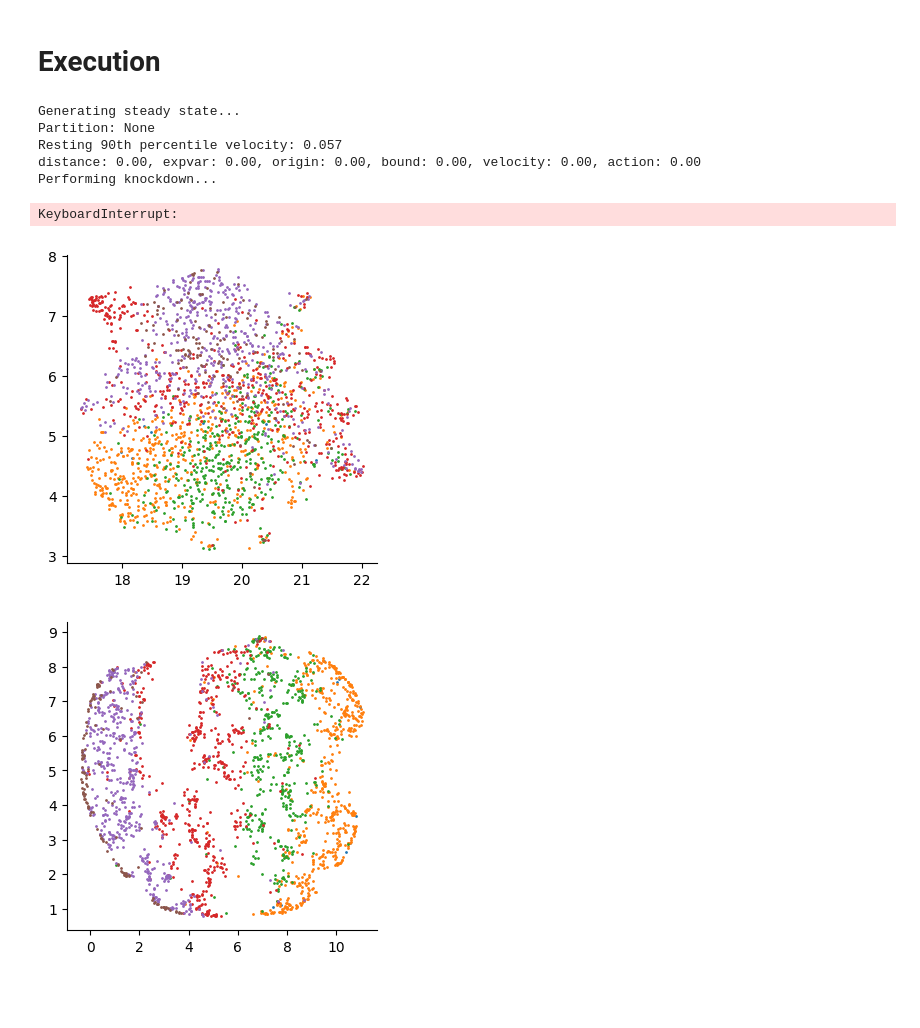
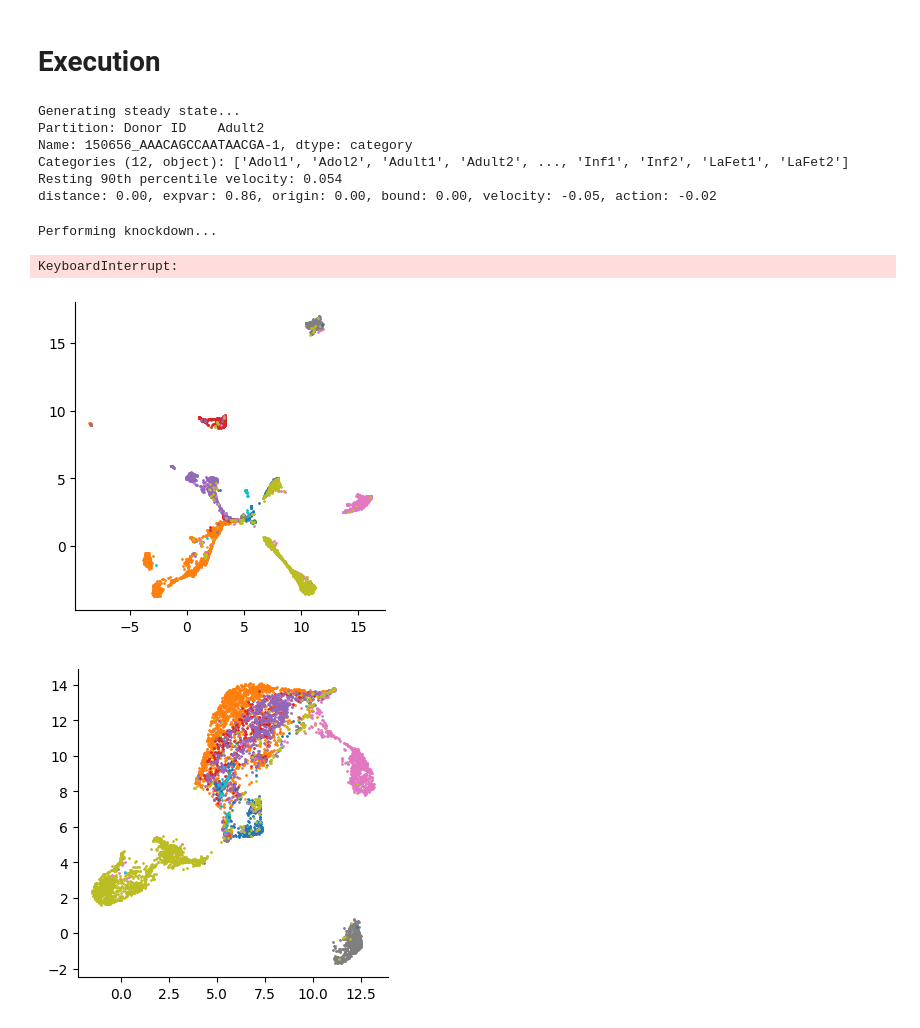
Before and after one commit to Oafish1/CellTRIP, a Jupyter notebook: scripts/analysis.ipynb, the cells around one changed output. Drawn from its saved outputs; the diff is of its cells as text; code cells hidden in the pictures; blank space fills up the shorter version.

```diff
--- a/scripts/analysis.ipynb
+++ b/scripts/analysis.ipynb
@@ -50,0 +51,16 @@ type_key = 'layer'  # MERFISH ('layer'), scGLUE ('cell_type'), scMultiSim ('cell
+# %%
+# Policy and Environment
+train_split = .6
+train_partitions = True
+input_modalities = None
+target_modalities = None
+dim = 8
+discrete = False
+policy_name = 'TemporalBrain-250704-0800'
+
+# Data
+input_files = ['s3://nkalafut-celltrip/TemporalBrain/expression.h5ad', 's3://nkalafut-celltrip/TemporalBrain/peaks.h5ad']
+merge_files = []
+backed = True
+partition_cols = ['Donor ID']
+type_key = 'Cell type'  # MERFISH ('layer'), scGLUE ('cell_type'), scMultiSim ('cell.type'), Flysta3D ('annotation'), TemporalBrain ('Cell type')
@@ -120,7 +152,7 @@ def generate_steady_states(env, policy, partition=None, resample=True, subsample
     ret = celltrip.train.simulate_until_completion(env, policy, memory, keys=env.keys, store_states=True)
     rewards = ret[:-1]
     steady_states = ret[-1].cpu()
-    partition = env.dataloader.adatas[0].obs.loc[env.get_keys(noise=False), env.dataloader.partition_cols].iloc[0] if env.dataloader.partition_cols is not None else None
+    partition = env.dataloader.adatas[0].obs.loc[env.get_keys(noise=False), env.dataloader.partition_cols].iloc[0].tolist() if env.dataloader.partition_cols is not None else None
     types = env.dataloader.adatas[0].obs.loc[env.get_keys(noise=False), type_key].to_numpy()
     del ret
     print(f'Partition: {partition}')
@@ -544,7 +576,7 @@ if partition_cols is not None:
     # partition = env.dataloader.adatas[0].obs.loc[env.dataloader.adatas[0].obs['development']==layer, partition_cols]
     # partition = partition.loc[full_train_mask]  # Restrict to training set
     # partition = partition.iloc[0]
-    partition = env.dataloader.adatas[0].obs.loc[env.get_keys(noise=False), partition_cols].iloc[0].tolist()
+    partition = tuple(env.dataloader.adatas[0].obs.loc[env.get_keys(noise=False), partition_cols].iloc[0].tolist())
     prefix = f'{policy_name}_' + '_'.join(partition)
 else:
     partition = None
@@ -602,37 +634,39 @@ fig, axs = plt.subplots(1, 3, figsize=(9, 3))
 for feature_name, ax in zip(knockdown_df.sort_values('Trajectory Length')['Feature Name'].iloc[-3:], axs):
     feature_idx = knockdown_df.loc[knockdown_df['Feature Name']==feature_name, 'Trial'].item()
     plot_trajectory(pin_points(knocked_states[feature_idx][..., :dim]), types, ax=ax)
     ax.set_title(feature_name)
 fig.savefig(f'../plots/{prefix}_knockdown.pdf', transparent=True)
 # Overexpression trajectories
 print('Overexpression trajectories...')
 fig, axs = plt.subplots(1, 3, figsize=(9, 3))
 for i, ax in zip((2, 3, 5), axs):
     feature_name = knockdown_df.sort_values('Trajectory Length')['Feature Name'].iloc[-1]  # Longest trajectory
     feature_idx = knockdown_df.loc[knockdown_df['Feature Name']==feature_name, 'Feature'].item()
     mult_knockdown_states = test_knockdown(steady_states[-1], modality_to_test, feature_idx, factor=i)
     plot_trajectory(pin_points(mult_knockdown_states[..., :dim]), types, ax=ax)  # center_states
     ax.set_title(f'{feature_name} x{i}')
 fig.savefig(f'../plots/{prefix}_overexpression.pdf', transparent=True)
 # Gene list trajectories
 print('Gene list trajectories...')
 fig, axs = plt.subplots(1, 3, figsize=(9, 3))
 for gene_list_key, ax in zip(gene_lists, axs):
     feature_idx = np.argwhere(env.dataloader.get_transformables()[2][modality_to_test].index.isin(gene_lists[gene_list_key])).flatten()
     feature_idx = np.intersect1d(feature_idx, filter_mask)
     if len(feature_idx) == 0:
         warnings.warn(f'Empty gene set intersection, "{gene_list_key}"')
         continue
     list_knockdown_states = test_knockdown(steady_states[-1], modality_to_test, feature_idx)
     plot_trajectory(pin_points(list_knockdown_states[..., :dim]), types, ax=ax)  # center_states
     ax.set_title(gene_list_key)
 fig.savefig(f'../plots/{prefix}_gene_set_knockdown.pdf', transparent=True)
 # %% [output]
 Generating steady state...
-Partition: None
-Resting 90th percentile velocity: 0.057
-distance: 0.00, expvar: 0.00, origin: 0.00, bound: 0.00, velocity: 0.00, action: 0.00
-Performing knockdown...
+Partition: Donor ID    Adult2
+Name: 150656_AAACAGCCAATAACGA-1, dtype: category
+Categories (12, object): ['Adol1', 'Adol2', 'Adult1', 'Adult2', ..., 'Inf1', 'Inf2', 'LaFet1', 'LaFet2']
+Resting 90th percentile velocity: 0.054
+distance: 0.00, expvar: 0.86, origin: 0.00, bound: 0.00, velocity: -0.05, action: -0.02
-KeyboardInterrupt:
+Performing knockdown...
+KeyboardInterrupt:
-[figure, old version]
+[figure, new version]
-[figure, old version]
+[figure, new version]
```
Also changed, not shown: parts of 6 cells of this notebook, 36 other files.
